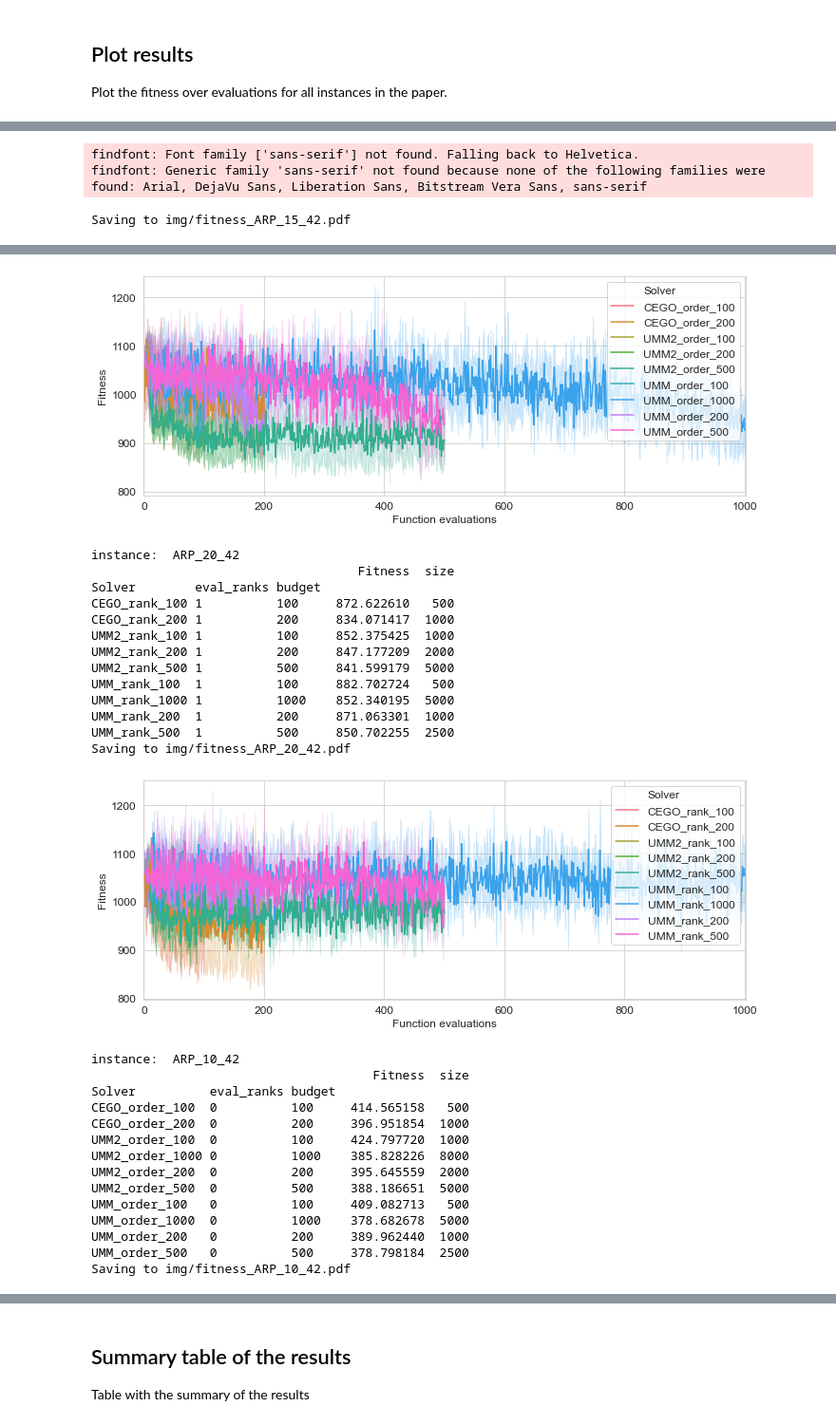
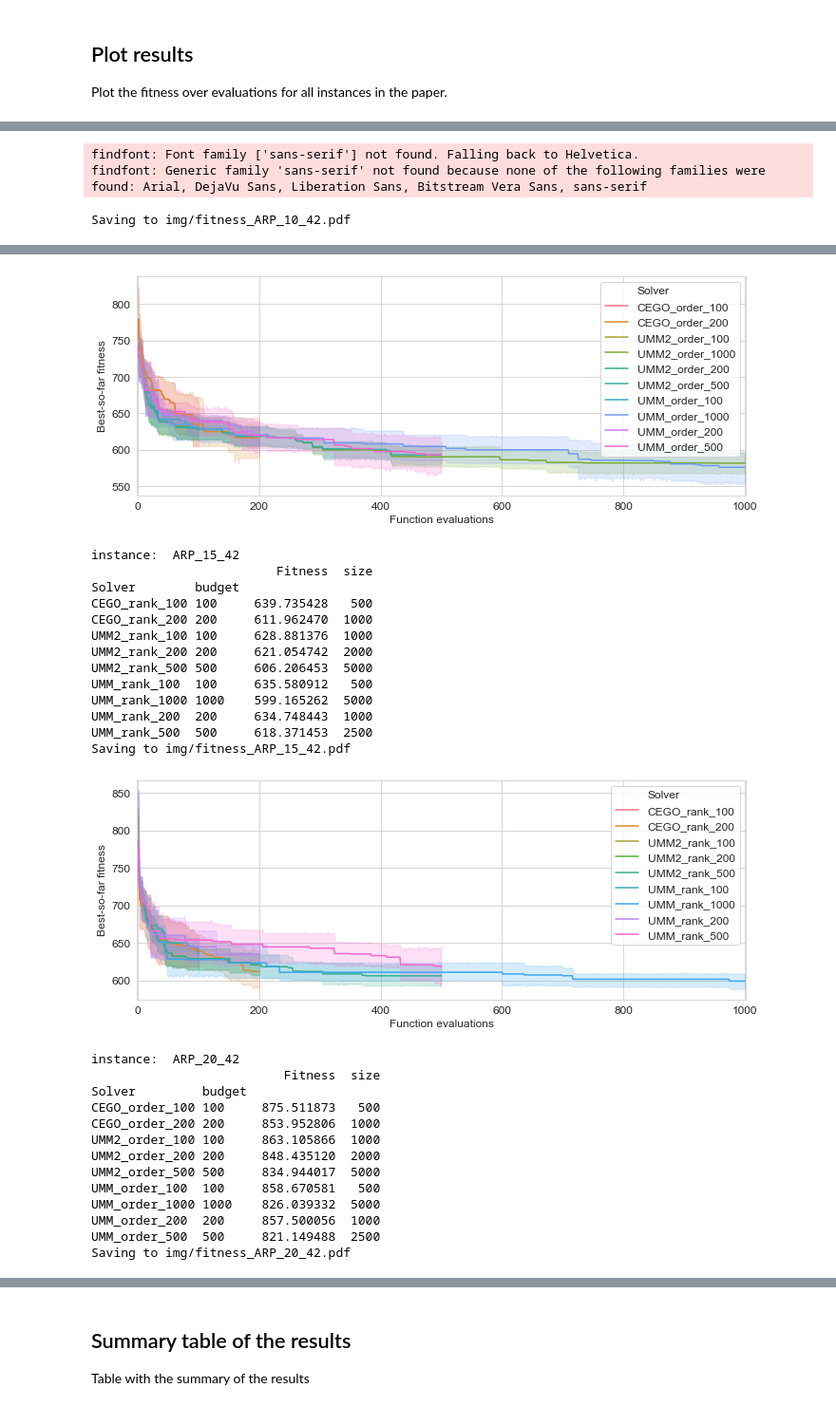
Before and after one commit to MLopez-Ibanez/AsteroidRoutingProblem, a Jupyter notebook: 4-analysis.ipynb, the cells around one changed output, grey strips where cells are left out. Shown at 95% size. Cells and saved outputs as stored; diff of their text form; code cells hidden in the pictures.

```diff
--- a/4-analysis.ipynb
+++ b/4-analysis.ipynb
@@ -117,6 +116,8 @@ else:
     sel_insts = np.sort(df.instance.unique())
 nruns = 5
 df = filter_unequal_budget(df, 1000)
+df = df.sort_values(['Problem', 'instance', 'Solver', 'eval_ranks', 'budget','seed','Function evaluations'])
+df['Best-so-far fitness'] = df.groupby(['Problem', 'instance','Solver', 'eval_ranks', 'budget','seed'])['Fitness'].cummin()
 # Checks that make sure we have the correct number of runs
 check_runs(df, nruns)
 # %% [output]
@@ -179,12 +180,12 @@ Name: seed, dtype: int64
 ## Plot results
 Plot the fitness over evaluations for all instances in the paper.
 # %%
-def plot_fitness(df, inst):
+def plot_fitness(df, inst, best = False):
     print("instance: ", inst)
     if len(df) == 0: return
-    df_fitness = df.groupby(['Solver', 'eval_ranks','budget','seed']).Fitness.min().reset_index()
-    df_fitness = df_fitness.pivot_table(index=['Solver', 'eval_ranks','budget'], values='Fitness')
-    df_fitness['size'] = df.groupby(['Solver', 'eval_ranks','budget'])['Fitness'].size()
+    df_fitness = df.groupby(['Solver','budget','seed']).Fitness.min().reset_index()
+    df_fitness = df_fitness.pivot_table(index=['Solver','budget'], values='Fitness')
+    df_fitness['size'] = df.groupby(['Solver', 'budget'])['Fitness'].size()
     print(df_fitness)
     budget = df.budget.max()
     plt.figure(figsize=(10,4))
@@ -193,7 +194,11 @@ def plot_fitness(df, inst):
         print("optimum: ", val_opt)
         plt.plot([0,budget],[val_opt,val_opt])
     palette = sns.color_palette("husl", subdf['Solver'].nunique())
-    g = sns.lineplot(x='Function evaluations', y='Fitness', hue='Solver', data=df, palette=palette)
+    if best:
+        y_col = 'Best-so-far fitness'
+    else:
+        y_col = 'Fitness'
+    g = sns.lineplot(x='Function evaluations', y=y_col, hue='Solver', data=df, palette=palette)
     g.set(xlim=(-1, budget+1))
     plt.tight_layout()
     filename = 'img/fitness_' + df.instance.iloc[0].replace('/','_').replace('.','_') + '.pdf'
@@ -205,5 +210,5 @@ sel_inst = df.instance.unique()
 for inst in sel_inst:
     for _, gdf in df.groupby('eval_ranks'):
         subdf = gdf[gdf.instance.str.contains(inst)].sort_values('Solver')
-        plot_fitness(subdf, inst)
+        plot_fitness(subdf, inst, best = True)
 # %% [output]
@@ -222,3 +228,3 @@ UMM_order_500  0          500     593.144130  2500
 findfont: Font family ['sans-serif'] not found. Falling back to Helvetica.
 findfont: Generic family 'sans-serif' not found because none of the following families were found: Arial, DejaVu Sans, Liberation Sans, Bitstream Vera Sans, sans-serif
-Saving to img/fitness_ARP_15_42.pdf
+Saving to img/fitness_ARP_10_42.pdf
@@ -253,29 +260,28 @@ Saving to img/fitness_ARP_20_42.pdf
-[figure, old version]
+[figure, new version]
-instance:  ARP_20_42
-                                    Fitness  size
-Solver        eval_ranks budget
-CEGO_rank_100 1          100     872.622610   500
-CEGO_rank_200 1          200     834.071417  1000
-UMM2_rank_100 1          100     852.375425  1000
-UMM2_rank_200 1          200     847.177209  2000
-UMM2_rank_500 1          500     841.599179  5000
-UMM_rank_100  1          100     882.702724   500
-UMM_rank_1000 1          1000    852.340195  5000
-UMM_rank_200  1          200     871.063301  1000
-UMM_rank_500  1          500     850.702255  2500
-Saving to img/fitness_ARP_20_42.pdf
+instance:  ARP_15_42
+                         Fitness  size
+Solver        budget
+CEGO_rank_100 100     639.735428   500
+CEGO_rank_200 200     611.962470  1000
+UMM2_rank_100 100     628.881376  1000
+UMM2_rank_200 200     621.054742  2000
+UMM2_rank_500 500     606.206453  5000
+UMM_rank_100  100     635.580912   500
+UMM_rank_1000 1000    599.165262  5000
+UMM_rank_200  200     634.748443  1000
+UMM_rank_500  500     618.371453  2500
+Saving to img/fitness_ARP_15_42.pdf
-[figure, old version]
+[figure, new version]
-instance:  ARP_10_42
-                                      Fitness  size
-Solver          eval_ranks budget
-CEGO_order_100  0          100     414.565158   500
-CEGO_order_200  0          200     396.951854  1000
-UMM2_order_100  0          100     424.797720  1000
-UMM2_order_1000 0          1000    385.828226  8000
-UMM2_order_200  0          200     395.645559  2000
-UMM2_order_500  0          500     388.186651  5000
-UMM_order_100   0          100     409.082713   500
-UMM_order_1000  0          1000    378.682678  5000
-UMM_order_200   0          200     389.962440  1000
-UMM_order_500   0          500     378.798184  2500
-Saving to img/fitness_ARP_10_42.pdf
+instance:  ARP_20_42
+                          Fitness  size
+Solver         budget
+CEGO_order_100 100     875.511873   500
+CEGO_order_200 200     853.952806  1000
+UMM2_order_100 100     863.105866  1000
+UMM2_order_200 200     848.435120  2000
+UMM2_order_500 500     834.944017  5000
+UMM_order_100  100     858.670581   500
+UMM_order_1000 1000    826.039332  5000
+UMM_order_200  200     857.500056  1000
+UMM_order_500  500     821.149488  2500
+Saving to img/fitness_ARP_20_42.pdf
```
Also changed, not shown: parts of 8 cells of this notebook.
